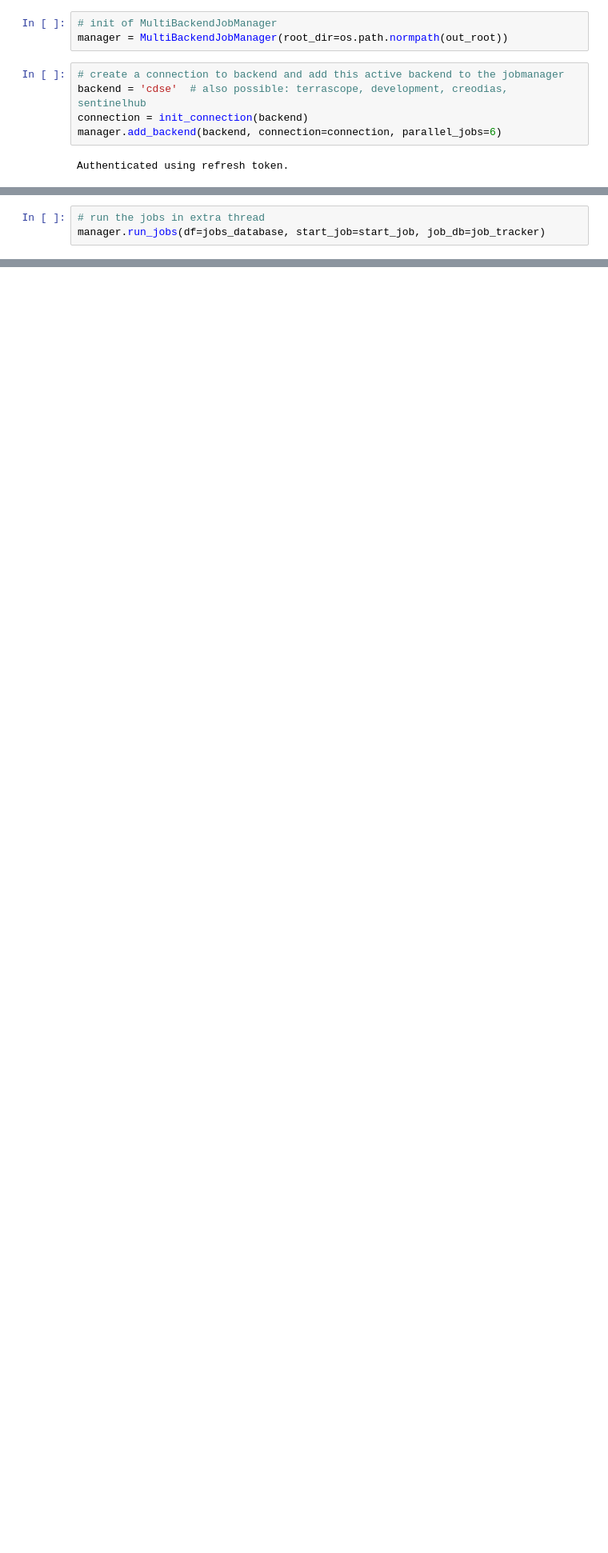
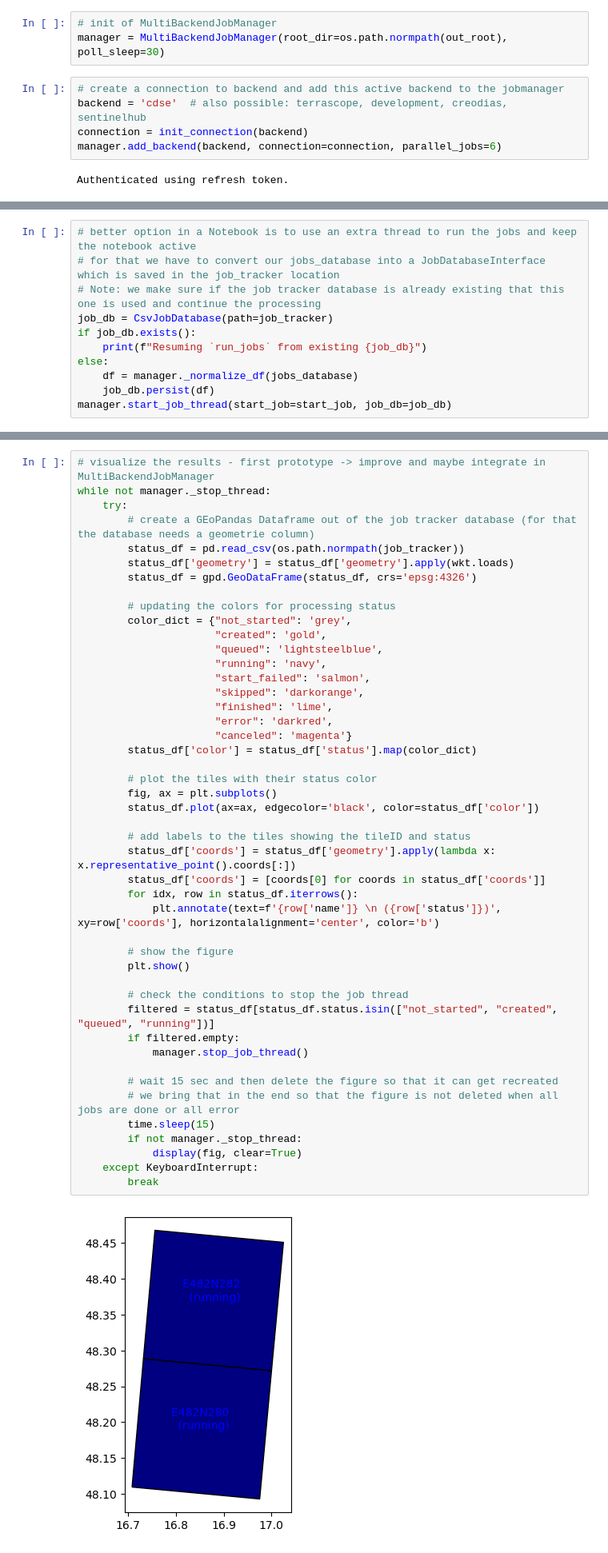
Before and after one commit to ESA-WEED-project/eo_processing, a Jupyter notebook: notebooks/example_feature_generation_pipeline_client-based.ipynb, the cells around one changed output, grey strips where cells are left out. Shown: that part at 80% size. Saved outputs shown, nothing was run; the diff lists cells and outputs as text; blank space fills up the shorter version.

Commit message:
updating pipeline example for JobManager
integration of running threaded JObManager in Notebooks with small graphical dashboard

```diff
--- a/notebooks/example_feature_generation_pipeline_client-based.ipynb
+++ b/notebooks/example_feature_generation_pipeline_client-based.ipynb
@@ -118,7 +127,7 @@ Note: If the specified job tracker path, points to an existing jobs database (ei
 job_tracker = os.path.normpath(os.path.join(out_root, 'job_tracker.csv'))
 # %%
 # init of MultiBackendJobManager
-manager = MultiBackendJobManager(root_dir=os.path.normpath(out_root))
+manager = MultiBackendJobManager(root_dir=os.path.normpath(out_root), poll_sleep=30)
 # %%
 # create a connection to backend and add this active backend to the jobmanager
 backend = 'cdse'  # also possible: terrascope, development, creodias, sentinelhub
@@ -129,3 +141,11 @@ Authenticated using refresh token.
 # %%
-# run the jobs in extra thread
-manager.run_jobs(df=jobs_database, start_job=start_job, job_db=job_tracker)
+# better option in a Notebook is to use an extra thread to run the jobs and keep the notebook active
+# for that we have to convert our jobs_database into a JobDatabaseInterface which is saved in the job_tracker location
+# Note: we make sure if the job tracker database is already existing that this one is used and continue the processing
+job_db = CsvJobDatabase(path=job_tracker)
+if job_db.exists():
+    print(f"Resuming `run_jobs` from existing {job_db}")
+else:
+    df = manager._normalize_df(jobs_database)
+    job_db.persist(df)
+manager.start_job_thread(start_job=start_job, job_db=job_db)
@@ -131,0 +156,48 @@ manager.run_jobs(df=jobs_database, start_job=start_job, job_db=job_tracker)
+# %%
+# visualize the results - first prototype -> improve and maybe integrate in MultiBackendJobManager
+while not manager._stop_thread:
+    try:
+        # create a GEoPandas Dataframe out of the job tracker database (for that the database needs a geometrie column)
+        status_df = pd.read_csv(os.path.normpath(job_tracker))
+        status_df['geometry'] = status_df['geometry'].apply(wkt.loads)
+        status_df = gpd.GeoDataFrame(status_df, crs='epsg:4326')
+
+        # updating the colors for processing status
+        color_dict = {"not_started": 'grey',
+                      "created": 'gold',
+                      "queued": 'lightsteelblue',
+                      "running": 'navy',
+                      "start_failed": 'salmon',
+                      "skipped": 'darkorange',
+                      "finished": 'lime',
+                      "error": 'darkred',
+                      "canceled": 'magenta'}
+        status_df['color'] = status_df['status'].map(color_dict)
+
+        # plot the tiles with their status color
+        fig, ax = plt.subplots()
+        status_df.plot(ax=ax, edgecolor='black', color=status_df['color'])
+
+        # add labels to the tiles showing the tileID and status
+        status_df['coords'] = status_df['geometry'].apply(lambda x: x.representative_point().coords[:])
+        status_df['coords'] = [coords[0] for coords in status_df['coords']]
+        for idx, row in status_df.iterrows():
+            plt.annotate(text=f'{row['name']} \n ({row['status']})', xy=row['coords'], horizontalalignment='center', color='b')
+
+        # show the figure
+        plt.show()
+
+        # check the conditions to stop the job thread
+        filtered = status_df[status_df.status.isin(["not_started", "created", "queued", "running"])]
+        if filtered.empty:
+            manager.stop_job_thread()
+
+        # wait 15 sec and then delete the figure so that it can get recreated
+        # we bring that in the end so that the figure is not deleted when all jobs are done or all error
+        time.sleep(15)
+        if not manager._stop_thread:
+            display(fig, clear=True)
+    except KeyboardInterrupt:
+        break
+# %% [output]
+[figure, added]
```
Also changed, not shown: parts of 8 cells of this notebook.
